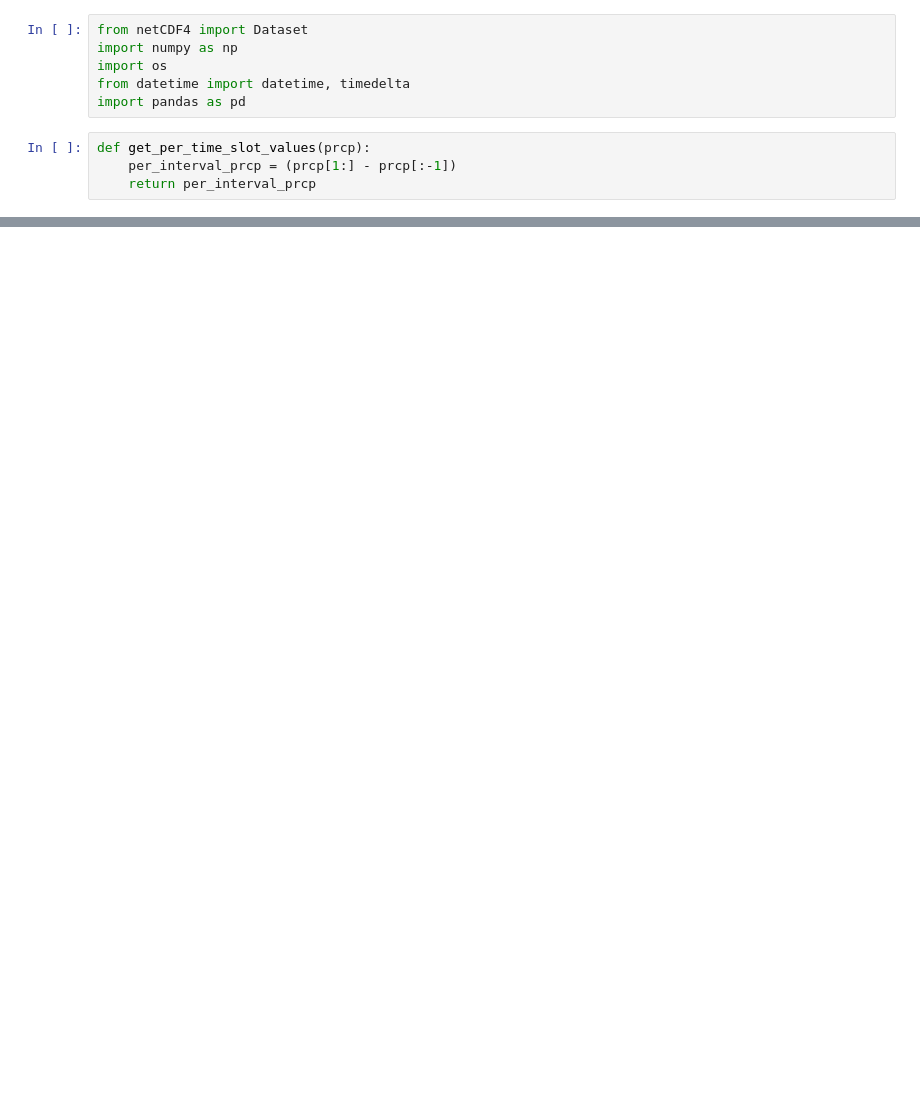
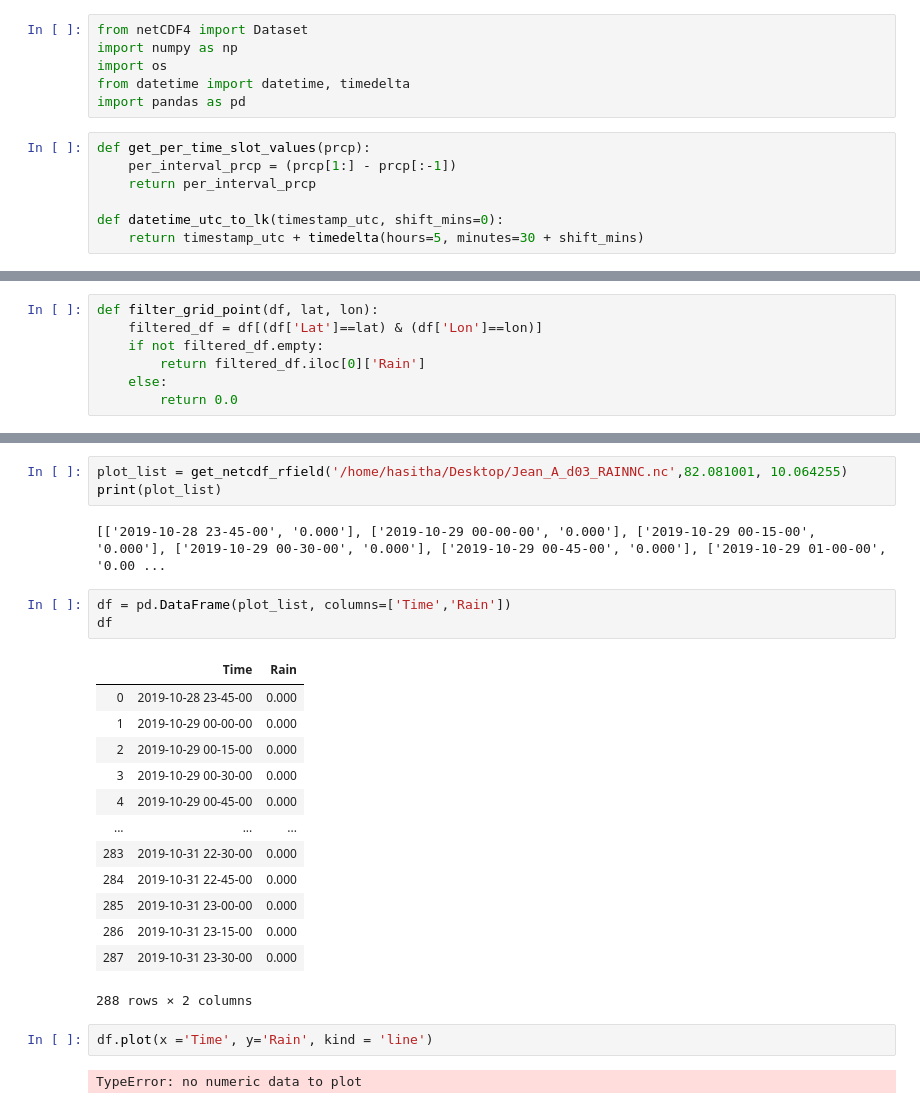
Before and after one commit to CUrW-SL/DSS-Framework, a Jupyter notebook: jupyter_notebooks/wrf_data.ipynb, the cells around one changed output, grey strips where cells are left out. Saved outputs shown, nothing was run; the diff lists cells and outputs as text; blank space fills up the shorter version.

Commit message:
create timeseries df for a given grid point

```diff
--- a/jupyter_notebooks/wrf_data.ipynb
+++ b/jupyter_notebooks/wrf_data.ipynb
@@ -8,5 +8,8 @@ import pandas as pd
 def get_per_time_slot_values(prcp):
     per_interval_prcp = (prcp[1:] - prcp[:-1])
     return per_interval_prcp
+
+def datetime_utc_to_lk(timestamp_utc, shift_mins=0):
+    return timestamp_utc + timedelta(hours=5, minutes=30 + shift_mins)
 # %%
 def read_netcdf(netcdf_file):
@@ -54,0 +81,7 @@ def read_netcdf(netcdf_file):
+# %%
+def filter_grid_point(df, lat, lon):
+    filtered_df = df[(df['Lat']==lat) & (df['Lon']==lon)]
+    if not filtered_df.empty:
+        return filtered_df.iloc[0]['Rain']
+    else:
+        return 0.0
@@ -54,0 +130,26 @@ def read_netcdf(netcdf_file):
+# %%
+plot_list = get_netcdf_rfield('/home/hasitha/Desktop/Jean_A_d03_RAINNC.nc',82.081001, 10.064255)
+print(plot_list)
+# %% [output]
+[['2019-10-28 23-45-00', '0.000'], ['2019-10-29 00-00-00', '0.000'], ['2019-10-29 00-15-00', '0.000'], ['2019-10-29 00-30-00', '0.000'], ['2019-10-29 00-45-00', '0.000'], ['2019-10-29 01-00-00', '0.00 ...
+# %%
+df = pd.DataFrame(plot_list, columns=['Time','Rain'])
+df
+# %% [output]
+|  | Time | Rain |
+| 0 | 2019-10-28 23-45-00 | 0.000 |
+| 1 | 2019-10-29 00-00-00 | 0.000 |
+| 2 | 2019-10-29 00-15-00 | 0.000 |
+| 3 | 2019-10-29 00-30-00 | 0.000 |
+| 4 | 2019-10-29 00-45-00 | 0.000 |
+| ... | ... | ... |
+| 283 | 2019-10-31 22-30-00 | 0.000 |
+| 284 | 2019-10-31 22-45-00 | 0.000 |
+| 285 | 2019-10-31 23-00-00 | 0.000 |
+| 286 | 2019-10-31 23-15-00 | 0.000 |
+| 287 | 2019-10-31 23-30-00 | 0.000 |
+288 rows × 2 columns
+# %%
+df.plot(x ='Time', y='Rain', kind = 'line')
+# %% [output]
+TypeError: no numeric data to plot
```
Also changed, not shown: parts of 3 cells of this notebook.
